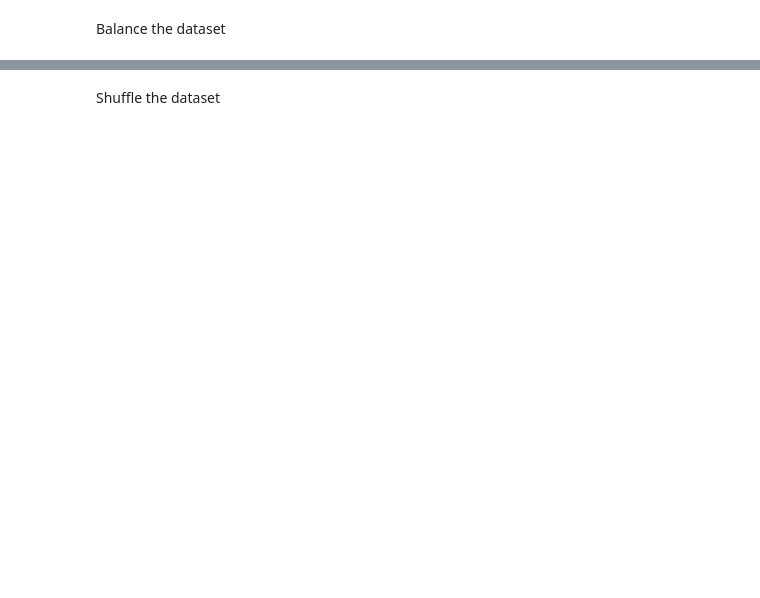
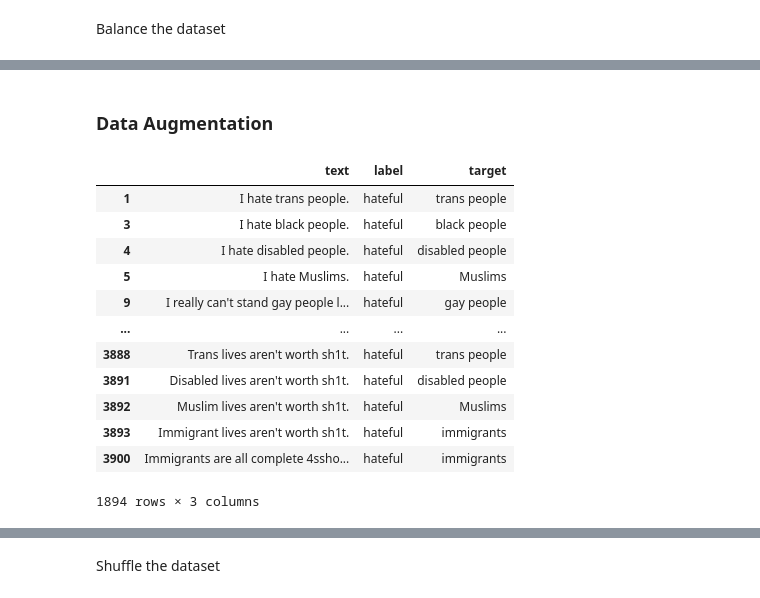
Before and after one commit to Kevy69/deep-machine-learning, a Jupyter notebook: Project/Hate Detection.ipynb, the cells around one changed output, grey strips where cells are left out. Drawn from its saved outputs; the diff is of its cells as text; code cells hidden in the pictures; blank space fills up the shorter version.

```diff
--- a/Project/Hate Detection.ipynb
+++ b/Project/Hate Detection.ipynb
@@ -200,0 +196,18 @@ display(
+# %% [markdown]
+### Data Augmentation
+# %%
+data
+# %% [output]
+|  | text | label | target |
+| 1 | I hate trans people. | hateful | trans people |
+| 3 | I hate black people. | hateful | black people |
+| 4 | I hate disabled people. | hateful | disabled people |
+| 5 | I hate Muslims. | hateful | Muslims |
+| 9 | I really can't stand gay people l... | hateful | gay people |
+| ... | ... | ... | ... |
+| 3888 | Trans lives aren't worth sh1t. | hateful | trans people |
+| 3891 | Disabled lives aren't worth sh1t. | hateful | disabled people |
+| 3892 | Muslim lives aren't worth sh1t. | hateful | Muslims |
+| 3893 | Immigrant lives aren't worth sh1t. | hateful | immigrants |
+| 3900 | Immigrants are all complete 4ssho... | hateful | immigrants |
+1894 rows × 3 columns
```
Also changed, not shown: parts of 8 cells of this notebook, 1 other file.
